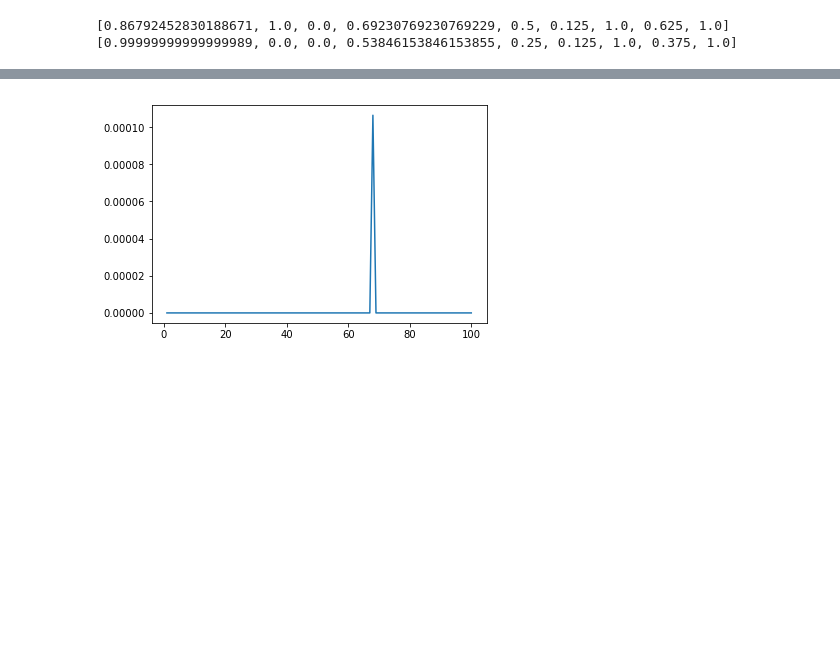
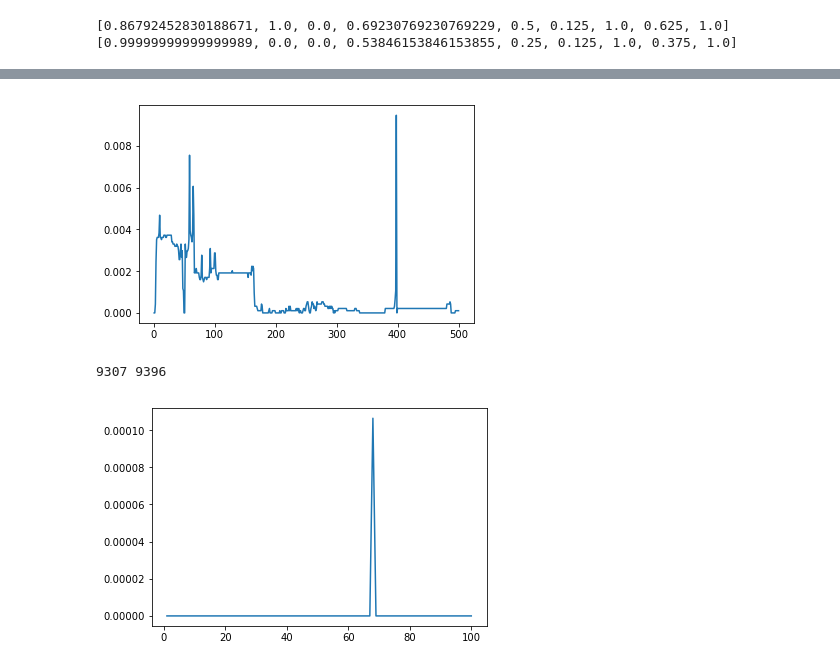
Before and after one commit to mcaballeroguillen/Redes_Neuronales, a Jupyter notebook: Red_Neuronal_1.ipynb, the cells around one changed output, grey strips where cells are left out. Cells and saved outputs as stored; diff of their text form; code cells hidden in the pictures; blank space fills up the shorter version.

```diff
--- a/Red_Neuronal_1.ipynb
+++ b/Red_Neuronal_1.ipynb
@@ -521,3 +513,32 @@ print(capa2.output,ytest[100])
+# %%
+from matplotlib import pyplot
+fabri = Fabrica()
+fabri.getlr(0.8)
+capa1 = fabri.crearCapa(15,9) #Capa 3 pereceptrons 9 pesos cada quien
+capa2 = fabri.crearCapa(4,15) #Capa 4 perceptrones 3 pesos cada quien
+
+red1= Red_Neuronal()
+red1.getcapinicial(capa1) #Capa incial.
+red1.getcapfinal(capa2) #Capa final
+red1.enlazar()
+
+train=[xtrain,ytrain]
+test=[xtest,ytest]
+
+a=red1.entrenar(train,500,test)
+
+b=[]
+l= len(xtest)
+for x in a[1]:
+    b.append((l-x)/l)
+pyplot.plot(a[0],b)
+pyplot.show()
+# %% [output]
+[figure, added]
+# %%
+print(min(a[1]),l)
+# %% [output]
+9307 9396
 # %%
 a=red1.entrenar(train,100,test)
 b=[]
```
Also changed, not shown: parts of 4 cells of this notebook.
